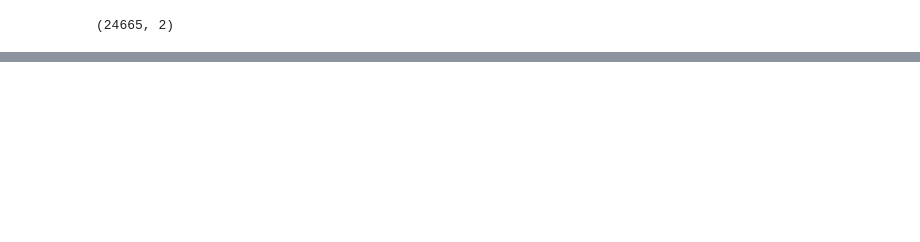
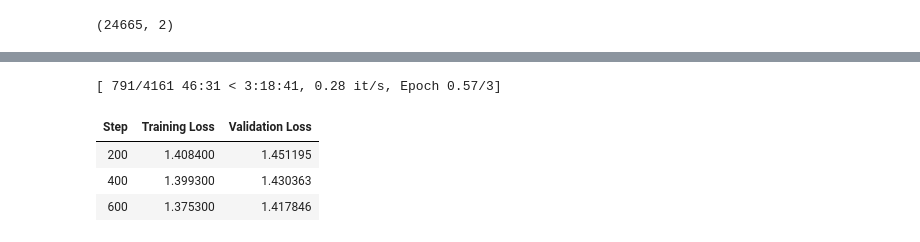
Before and after one commit to aeternnar/clinical-assistant, a Jupyter notebook: clinical-assistant.ipynb, the cells around one changed output, grey strips where cells are left out. Cells and saved outputs as stored; diff of their text form; code cells hidden in the pictures; blank space fills up the shorter version.

```diff
--- a/clinical-assistant.ipynb
+++ b/clinical-assistant.ipynb
@@ -120 +309,13 @@ plt.ylabel(None);
+# %%
+from transformers import AutoModelForCausalLM
+model = AutoModelForCausalLM.from_pretrained(
+    checkpoint,
+    quantization_config=bnb,
+    trust_remote_code=True,
+    device_map="auto",
+    attn_implementation="eager"
+)
+# %%
+from peft import prepare_model_for_kbit_training
+model = prepare_model_for_kbit_training(model)
 # %%
@@ -149,0 +332,38 @@ Make sure to have access to it at https://huggingface.co/meta-llama/Meta-Llama-3
+# %%
+model.config.use_cache = False
+model.gradient_checkpointing_enable()
+# %%
+from transformers import Trainer, TrainingArguments, DataCollatorForLanguageModeling
+
+data_collator = DataCollatorForLanguageModeling(tokenizer, mlm=False)
+
+training_args = TrainingArguments(
+    output_dir="./gemma-lora",
+    per_device_train_batch_size=4,
+    gradient_accumulation_steps=4,
+    learning_rate=2e-4,
+    num_train_epochs=3,
+    save_strategy="steps",
+    save_steps=200,
+    logging_steps=50,
+    eval_strategy="steps",
+    eval_steps=200,
+    fp16=True,
+
+)
+
+trainer = Trainer(
+    model=model,
+    args=training_args,
+    train_dataset=tokenized_dataset["train"],
+    eval_dataset=tokenized_dataset["validation"],
+    data_collator=data_collator
+)
+# %%
+trainer.train()
+# %% [output]
+[ 791/4161 46:31 < 3:18:41, 0.28 it/s, Epoch 0.57/3]
+| Step | Training Loss | Validation Loss |
+| 200 | 1.408400 | 1.451195 |
+| 400 | 1.399300 | 1.430363 |
+| 600 | 1.375300 | 1.417846 |
```
Also changed, not shown: parts of 26 cells of this notebook.
